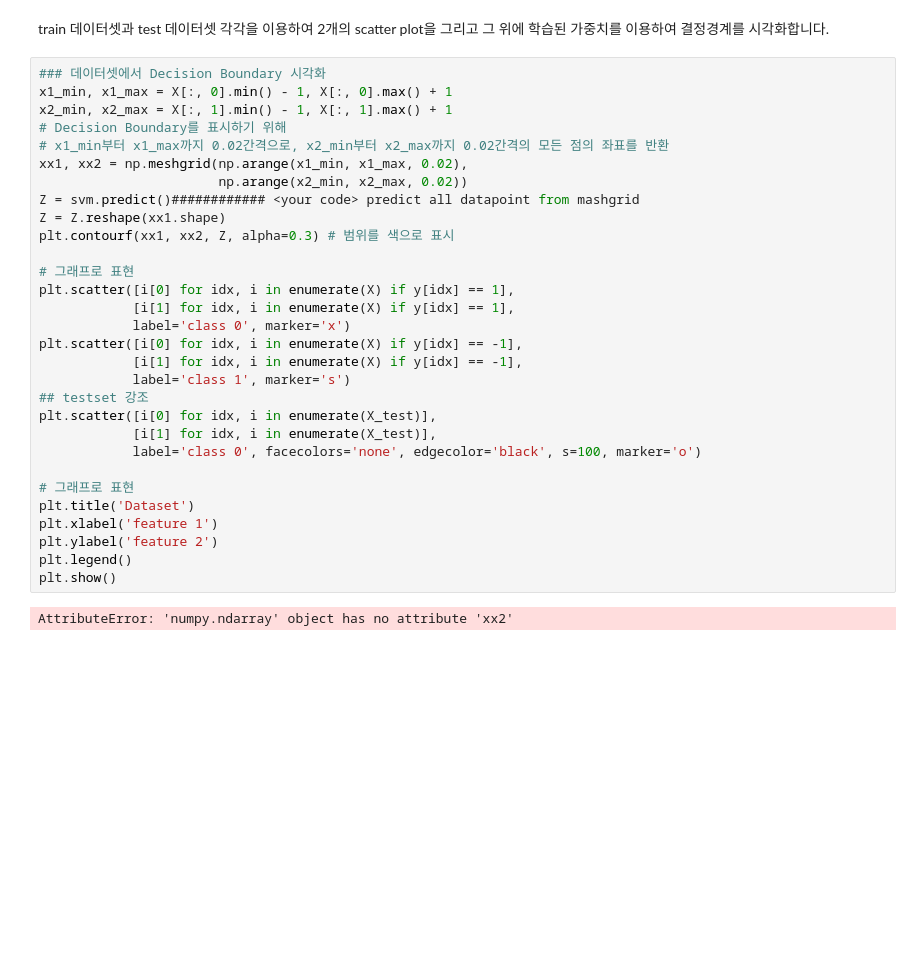
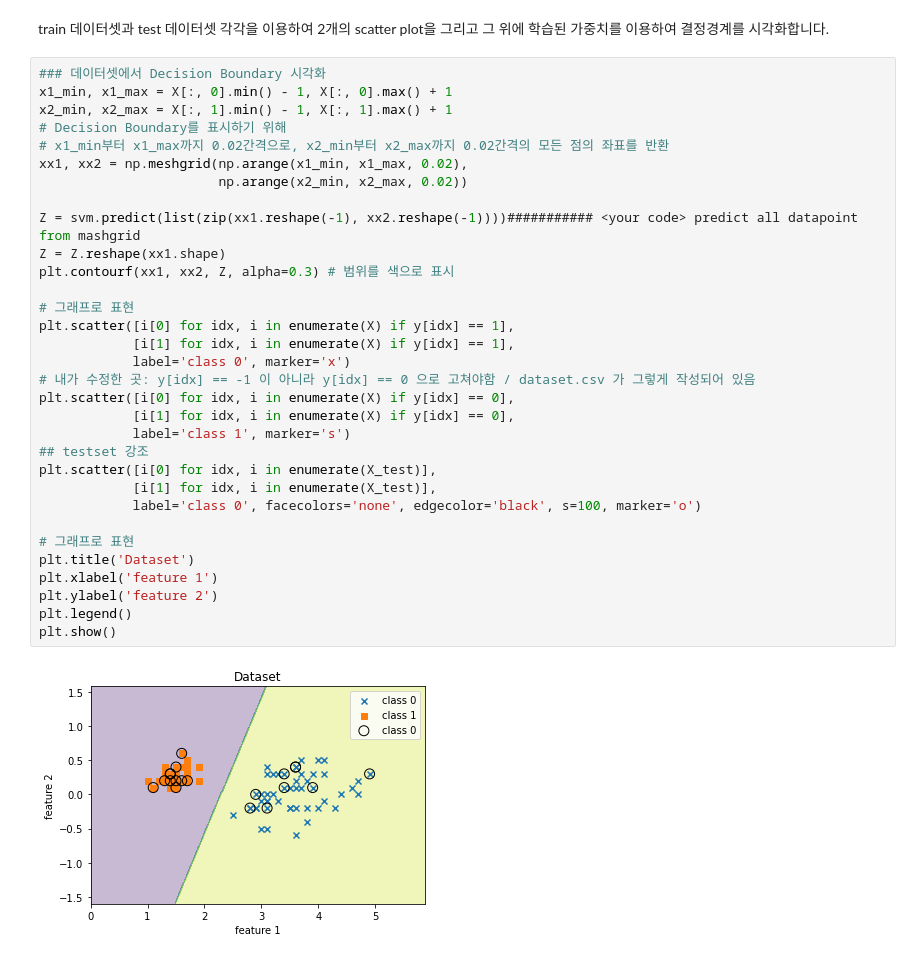
Before and after one commit to herok97/2021-1_Lecture, a Jupyter notebook: Machine_Learning/실습2/실습2.ipynb, the cells around one changed output. Saved outputs shown, nothing was run; the diff lists cells and outputs as text; blank space fills up the shorter version.

```diff
--- a/Machine_Learning/실습2/실습2.ipynb
+++ b/Machine_Learning/실습2/실습2.ipynb
@@ -127,32 +131,34 @@ train 데이터셋과 test 데이터셋 각각을 이용하여 2개의 scatter p
 # %%
 ### 데이터셋에서 Decision Boundary 시각화
 x1_min, x1_max = X[:, 0].min() - 1, X[:, 0].max() + 1
 x2_min, x2_max = X[:, 1].min() - 1, X[:, 1].max() + 1
 # Decision Boundary를 표시하기 위해
 # x1_min부터 x1_max까지 0.02간격으로, x2_min부터 x2_max까지 0.02간격의 모든 점의 좌표를 반환
 xx1, xx2 = np.meshgrid(np.arange(x1_min, x1_max, 0.02),
                        np.arange(x2_min, x2_max, 0.02))
-Z = svm.predict()############ <your code> predict all datapoint from mashgrid
+
+Z = svm.predict(list(zip(xx1.reshape(-1), xx2.reshape(-1))))########### <your code> predict all datapoint from mashgrid
 Z = Z.reshape(xx1.shape)
 plt.contourf(xx1, xx2, Z, alpha=0.3) # 범위를 색으로 표시
 
 # 그래프로 표현
 plt.scatter([i[0] for idx, i in enumerate(X) if y[idx] == 1],
             [i[1] for idx, i in enumerate(X) if y[idx] == 1],
             label='class 0', marker='x')
-plt.scatter([i[0] for idx, i in enumerate(X) if y[idx] == -1],
-            [i[1] for idx, i in enumerate(X) if y[idx] == -1],
+# 내가 수정한 곳: y[idx] == -1 이 아니라 y[idx] == 0 으로 고쳐야함 / dataset.csv 가 그렇게 작성되어 있음
+plt.scatter([i[0] for idx, i in enumerate(X) if y[idx] == 0],
+            [i[1] for idx, i in enumerate(X) if y[idx] == 0],
             label='class 1', marker='s')
 ## testset 강조
 plt.scatter([i[0] for idx, i in enumerate(X_test)],
             [i[1] for idx, i in enumerate(X_test)],
             label='class 0', facecolors='none', edgecolor='black', s=100, marker='o')
 
 # 그래프로 표현
 plt.title('Dataset')
 plt.xlabel('feature 1')
 plt.ylabel('feature 2')
 plt.legend()
 plt.show()
 # %% [output]
-AttributeError: 'numpy.ndarray' object has no attribute 'xx2'
+[figure, added]
```
Also changed, not shown: parts of 13 cells of this notebook.
